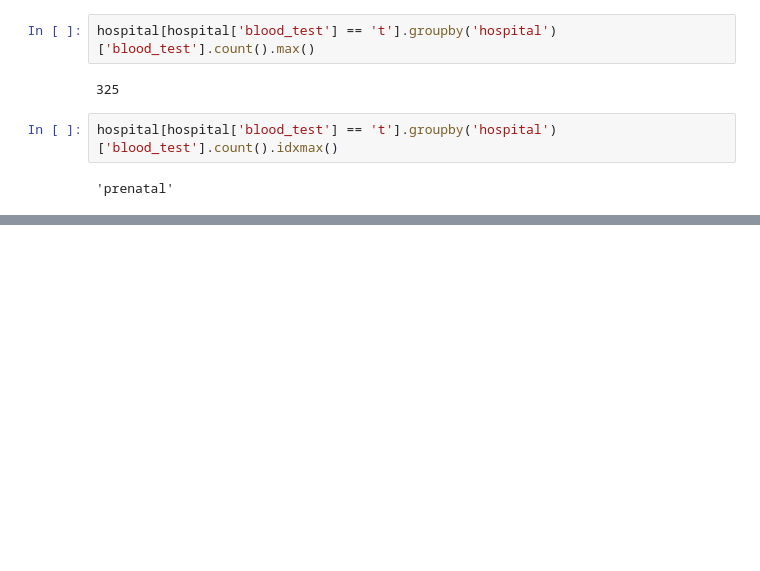
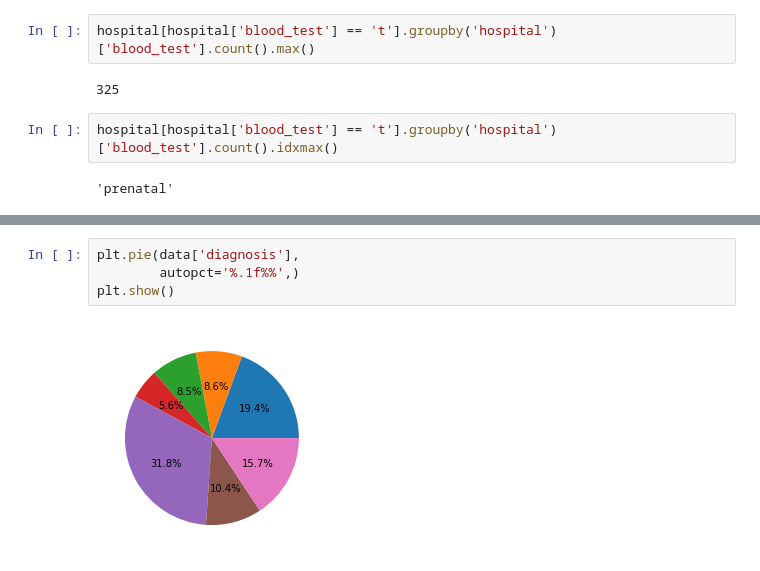
Before and after one commit to klilax/ML, a Jupyter notebook: hospital.ipynb, the cells around one changed output, grey strips where cells are left out. Cells and saved outputs as stored; diff of their text form; blank space fills up the shorter version.

```diff
--- a/hospital.ipynb
+++ b/hospital.ipynb
@@ -130,0 +147,6 @@ hospital[hospital['blood_test'] == 't'].groupby('hospital')['blood_test'].count(
+# %%
+plt.pie(data['diagnosis'],
+        autopct='%.1f%%',)
+plt.show()
+# %% [output]
+[figure, added]
```
Also changed, not shown: parts of 7 cells of this notebook, 1 other file.
